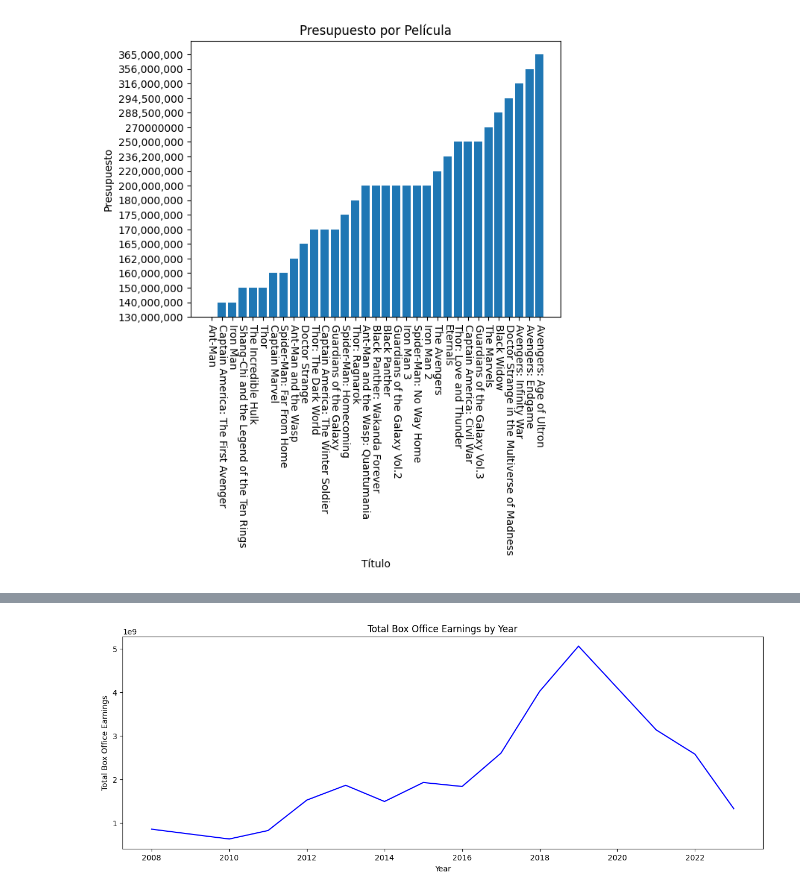
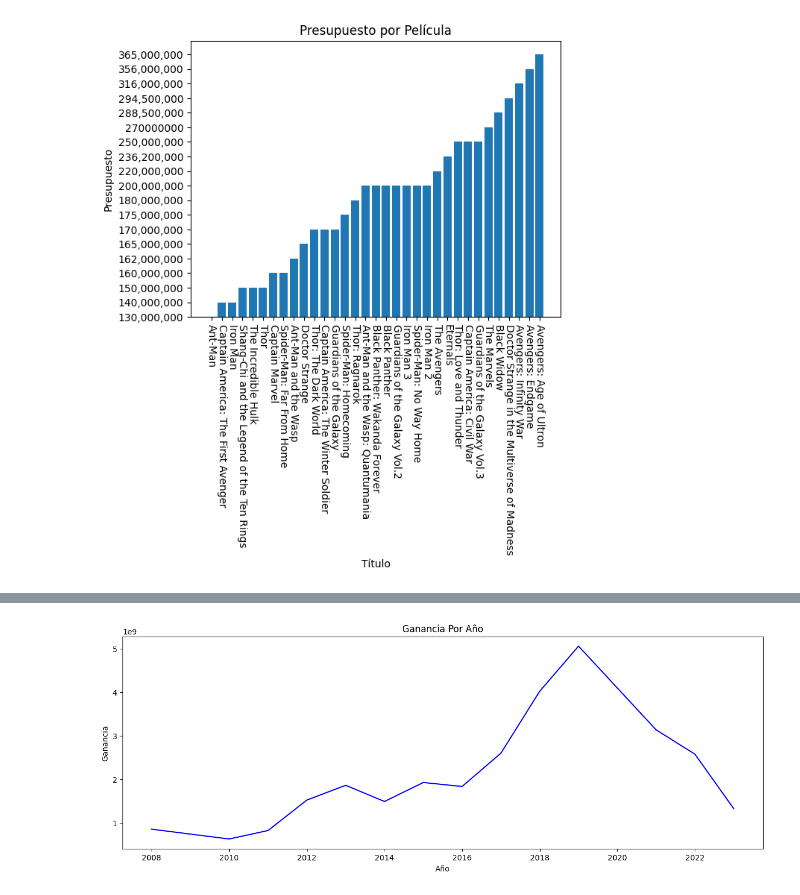
Before and after one commit to AustroPa/T.SopInfor_Incutti-Fernandez, a Jupyter notebook: Ejercicio2.ipynb, the cells around one changed output, grey strips where cells are left out. Saved outputs shown, nothing was run; the diff lists cells and outputs as text; code cells hidden in the pictures.

```diff
--- a/Ejercicio2.ipynb
+++ b/Ejercicio2.ipynb
@@ -111,25 +112,22 @@ Name: Genre, dtype: int64
 # %%
-# prompt: genera un grafico de linea con el eje x sea el año de estreno y el eje y sea el total ganado ese año osea Total Box Office Earnings
 import matplotlib.pyplot as plt1
 csv['Release Date (USA)'] = pd.to_datetime(csv['Release Date (USA)'])
 csv['Year'] = csv['Release Date (USA)'].dt.year
 
 
-# Group the data by year and sum the 'Total Box Office Earnings' column
 csv['Total Box Office Earnings'] = csv['Total Box Office Earnings'].astype(int)
-yearly_earnings = csv.groupby('Year')['Total Box Office Earnings'].sum()
+gananciasPorAnio = csv.groupby('Year')['Total Box Office Earnings'].sum()
 
-# Create a line plot of the yearly earnings
 plt1.figure(figsize=(15, 5))
-yearly_earnings.plot(color = "blue", label= "Grafico 2")
+gananciasPorAnio.plot(color = "blue", label= "Grafico 2")
 
-plt1.xlabel('Year')
-plt1.ylabel('Total Box Office Earnings')
-plt1.title('Total Box Office Earnings by Year')
+plt1.xlabel('Año')
+plt1.ylabel('Ganancia')
+plt1.title('Ganancia Por Año')
 
 
 plt1.show()
 
 #En conclusion podemos decir que el año con mas ingresos tubo Marvel fue el año 2019
 # %% [output]
-[figure, old version]
+[figure, new version]
```
Also changed, not shown: parts of 2 cells of this notebook.
